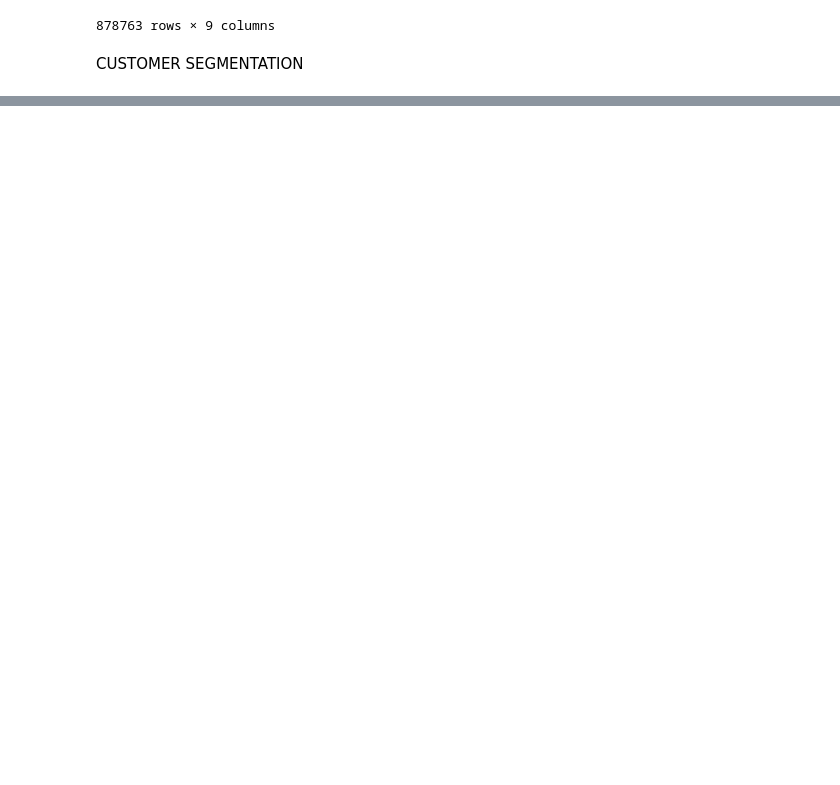
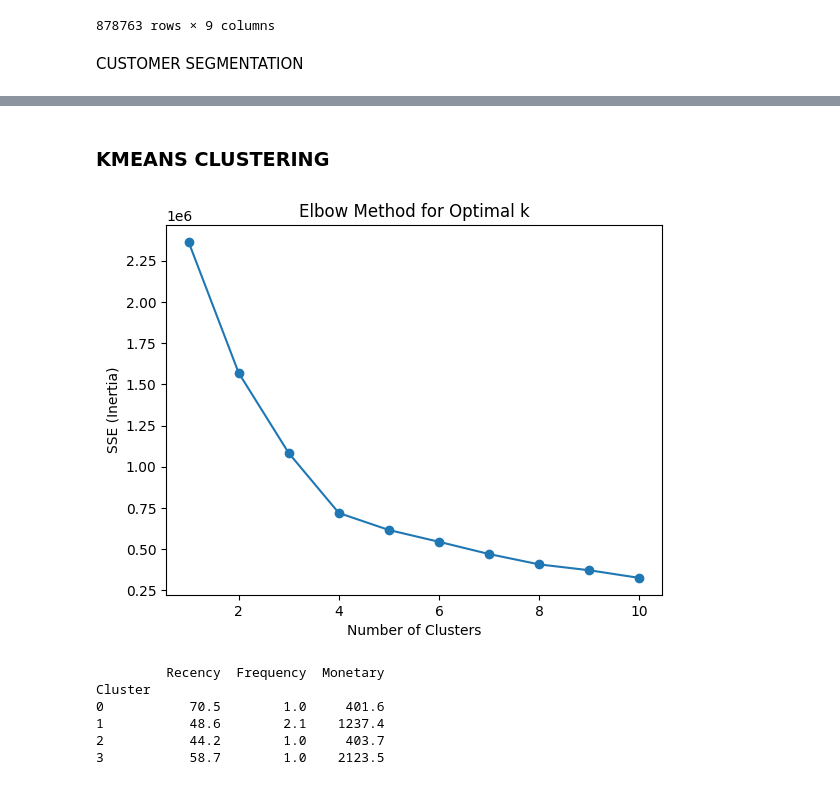
Before and after one commit to deCrystals/Bank_CustomerSegmentation, a Jupyter notebook: Notebook/bank.ipynb, the cells around one changed output, grey strips where cells are left out. Drawn from its saved outputs; the diff is of its cells as text; code cells hidden in the pictures; blank space fills up the shorter version.

Commit message:
Kmeans

```diff
--- a/Notebook/bank.ipynb
+++ b/Notebook/bank.ipynb
@@ -565,0 +593,26 @@ plt.show()
+# %% [markdown]
+### KMEANS CLUSTERING
+# %%
+rfm_data=rfm2.copy()
+rfm_data.drop(columns='CustomerID', inplace=True)
+# %%
+from sklearn.preprocessing import StandardScaler
+from sklearn.cluster import KMeans
+scaler = StandardScaler()
+rfm_scaled = scaler.fit_transform(rfm_data)
+
+# Elbow method
+sse = []
+for k in range(1, 11):
+    km = KMeans(n_clusters=k, random_state=42)
+    km.fit(rfm_scaled)
+    sse.append(km.inertia_)
+
+# Plot
+plt.plot(range(1, 11), sse, marker='o')
+plt.xlabel('Number of Clusters')
+plt.ylabel('SSE (Inertia)')
+plt.title('Elbow Method for Optimal k')
+plt.show()
+# %% [output]
+[figure, added]
@@ -565,0 +623,11 @@ plt.show()
+# %%
+# Average RFM values per cluster
+cluster_summary = rfm_data.groupby('Cluster')[['Recency', 'Frequency', 'Monetary']].mean().round(1)
+print(cluster_summary)
+# %% [output]
+         Recency  Frequency  Monetary
+Cluster
+0           70.5        1.0     401.6
+1           48.6        2.1    1237.4
+2           44.2        1.0     403.7
+3           58.7        1.0    2123.5
```
Also changed, not shown: parts of 10 cells of this notebook.
